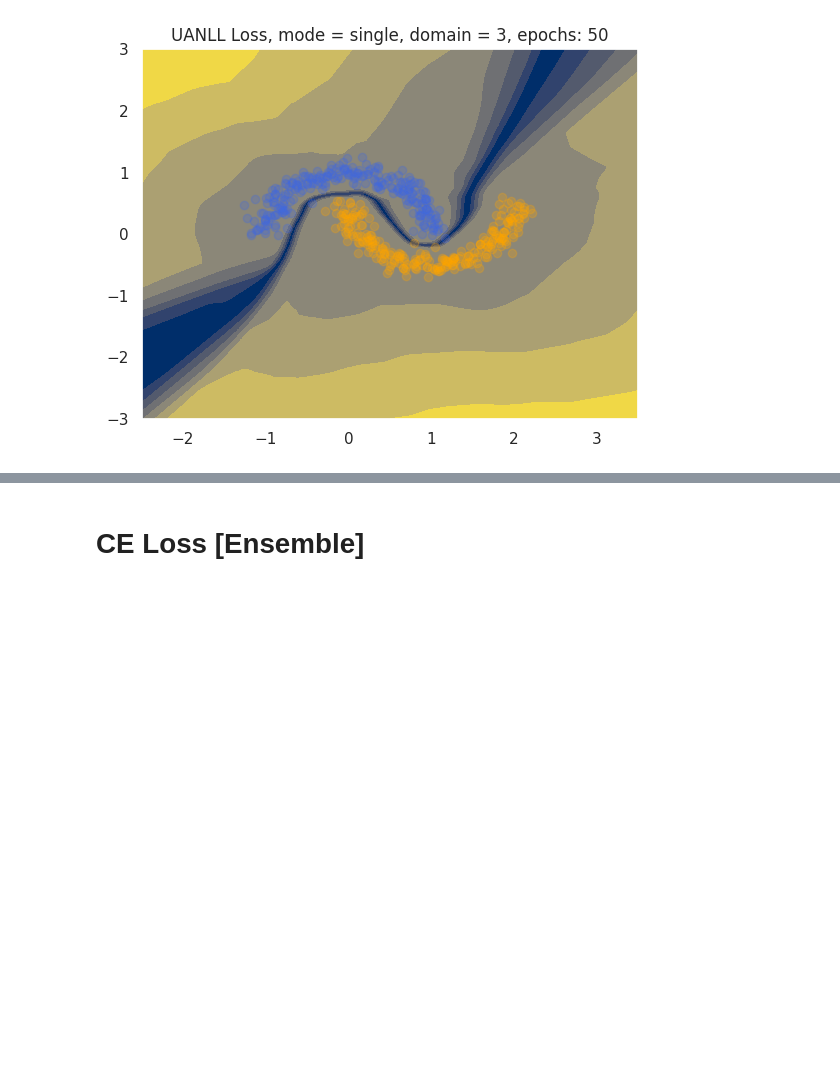
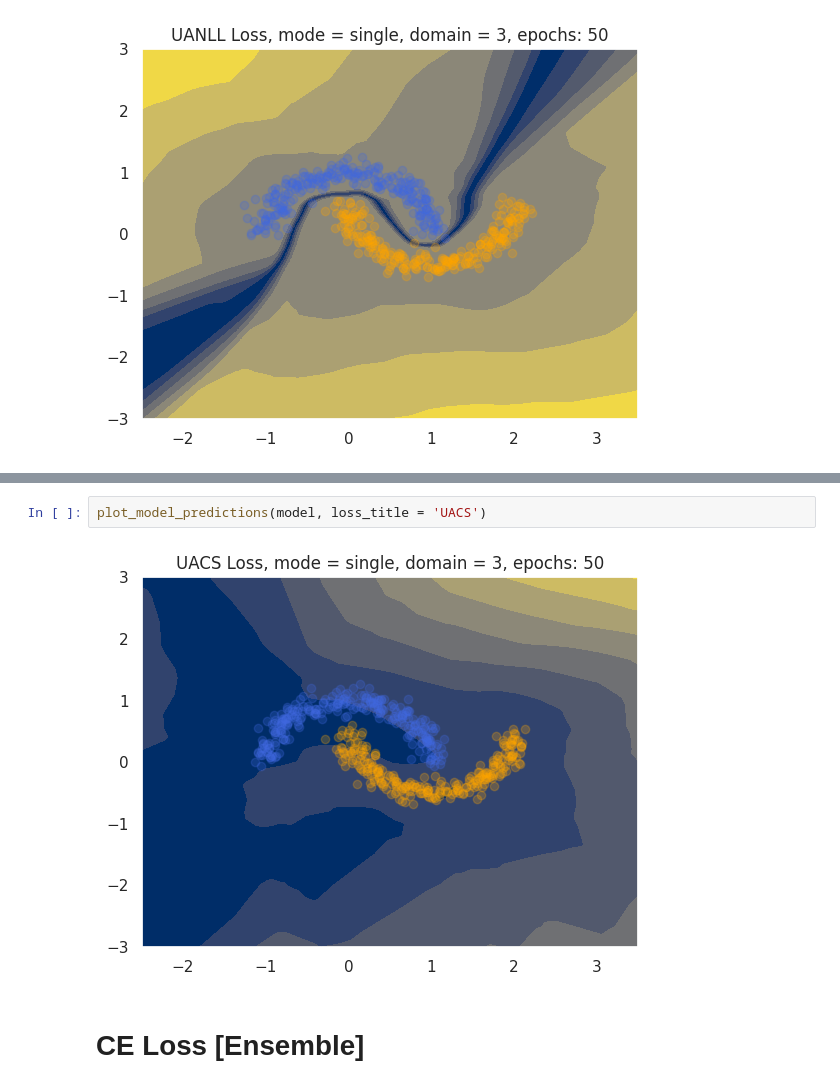
Before and after one commit to ivanovsdesign/duq_uncertainty_visualization, a Jupyter notebook: two_moons_ce_uanll.ipynb, the cells around one changed output, grey strips where cells are left out. Drawn from its saved outputs; the diff is of its cells as text; blank space fills up the shorter version.

```diff
--- a/two_moons_ce_uanll.ipynb
+++ b/two_moons_ce_uanll.ipynb
@@ -244,3 +292,7 @@ plot_model_predictions(model, loss_title = 'UANLL')
+# %%
+plot_model_predictions(model, loss_title = 'UACS')
+# %% [output]
+[figure, added]
 # %% [markdown]
 # CE Loss [Ensemble]
 # %%
```
Also changed, not shown: parts of 12 cells of this notebook.
